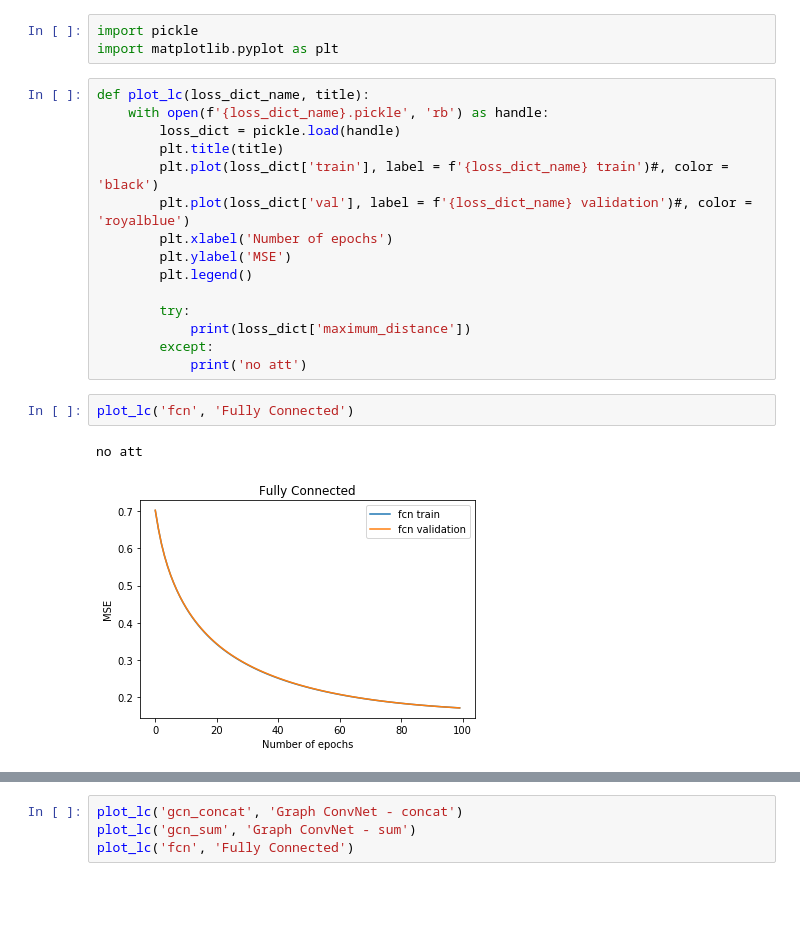
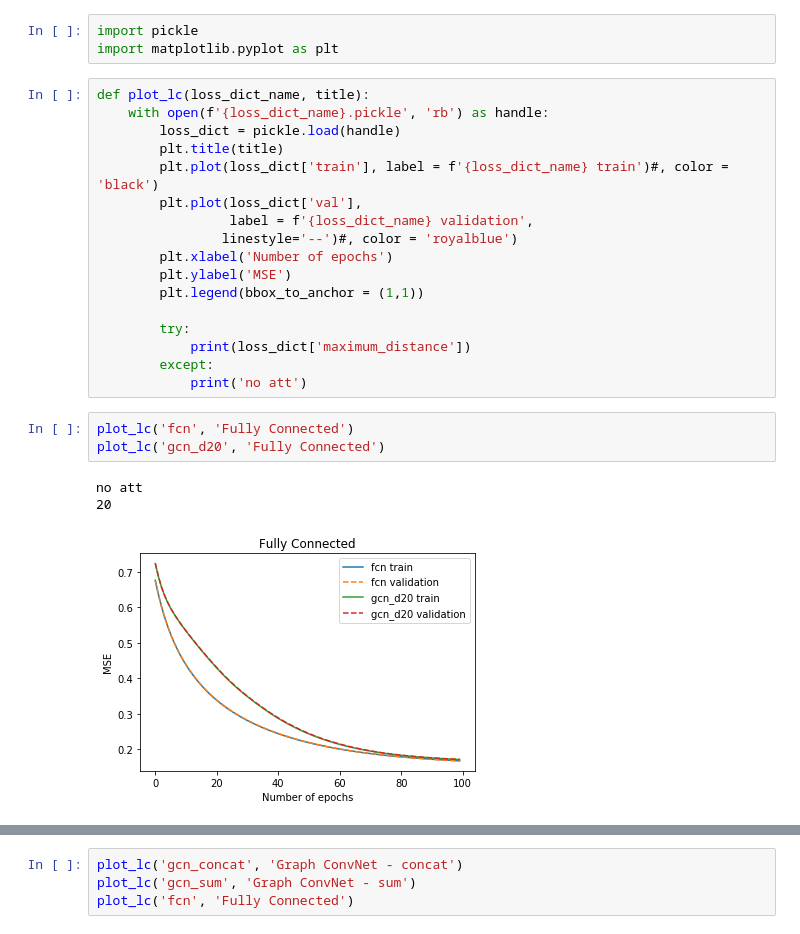
Before and after one commit to florpi/GraphCosmologyNetwork, a Jupyter notebook: outputs/learning_curves/learning_curve_comparison.ipynb, the cells around one changed output, grey strips where cells are left out. Saved outputs shown, nothing was run; the diff lists cells and outputs as text; blank space fills up the shorter version.

Commit message:
graph with distances implemented

```diff
--- a/outputs/learning_curves/learning_curve_comparison.ipynb
+++ b/outputs/learning_curves/learning_curve_comparison.ipynb
@@ -7,10 +7,12 @@ def plot_lc(loss_dict_name, title):
         loss_dict = pickle.load(handle)
         plt.title(title)
         plt.plot(loss_dict['train'], label = f'{loss_dict_name} train')#, color = 'black')
-        plt.plot(loss_dict['val'], label = f'{loss_dict_name} validation')#, color = 'royalblue')
+        plt.plot(loss_dict['val'],
+                 label = f'{loss_dict_name} validation',
+                linestyle='--')#, color = 'royalblue')
         plt.xlabel('Number of epochs')
         plt.ylabel('MSE')
-        plt.legend()
+        plt.legend(bbox_to_anchor = (1,1))
 
         try:
             print(loss_dict['maximum_distance'])
@@ -18,6 +20,8 @@ def plot_lc(loss_dict_name, title):
             print('no att')
 # %%
 plot_lc('fcn', 'Fully Connected')
+plot_lc('gcn_d20', 'Fully Connected')
 # %% [output]
 no att
+20
-[figure, old version]
+[figure, new version]
```
Also changed, not shown: parts of 3 cells of this notebook, 6 other files.
